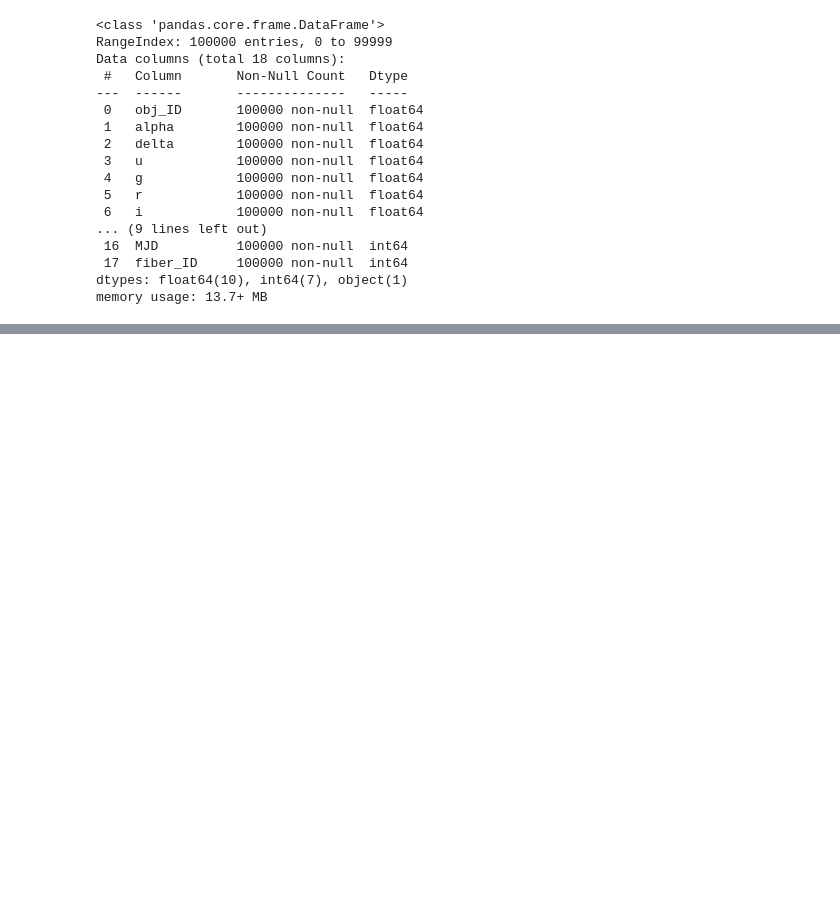
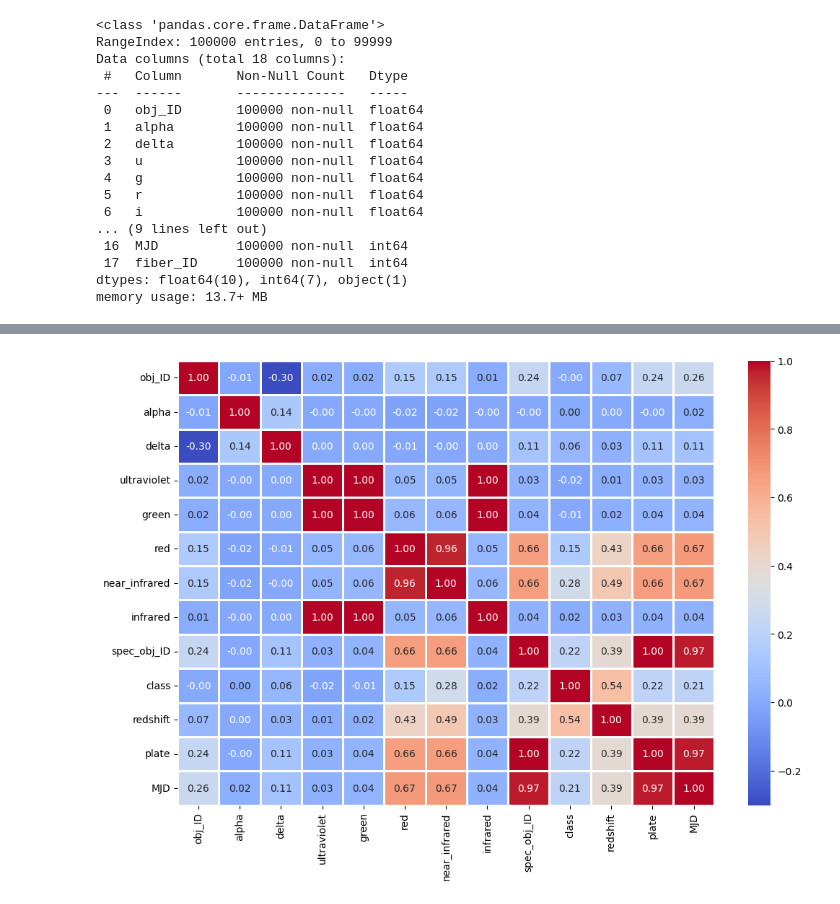
Before and after one commit to FabianCalangiu/Astronomical-Objects-Analysis, a Jupyter notebook: notebooks/explorative_analysis.ipynb, the cells around one changed output, grey strips where cells are left out. Saved outputs shown, nothing was run; the diff lists cells and outputs as text; code cells hidden in the pictures; blank space fills up the shorter version.

```diff
--- a/notebooks/explorative_analysis.ipynb
+++ b/notebooks/explorative_analysis.ipynb
@@ -65,0 +112,16 @@ df.describe()
+# %%
+def encode_class(value):
+    if value == "GALAXY":
+        return 0
+    elif value == "STAR":
+        return 1
+    else:
+        return 2
+
+df["class"] = df["class"].apply(encode_class)
+# %%
+f,ax = plt.subplots(figsize=(12,8))
+sns.heatmap(df.corr(), cmap="coolwarm", annot=True, linewidths=1, fmt= '.2f',ax=ax)
+plt.show()
+# %% [output]
+[figure, added]
```
Also changed, not shown: parts of 13 cells of this notebook.
